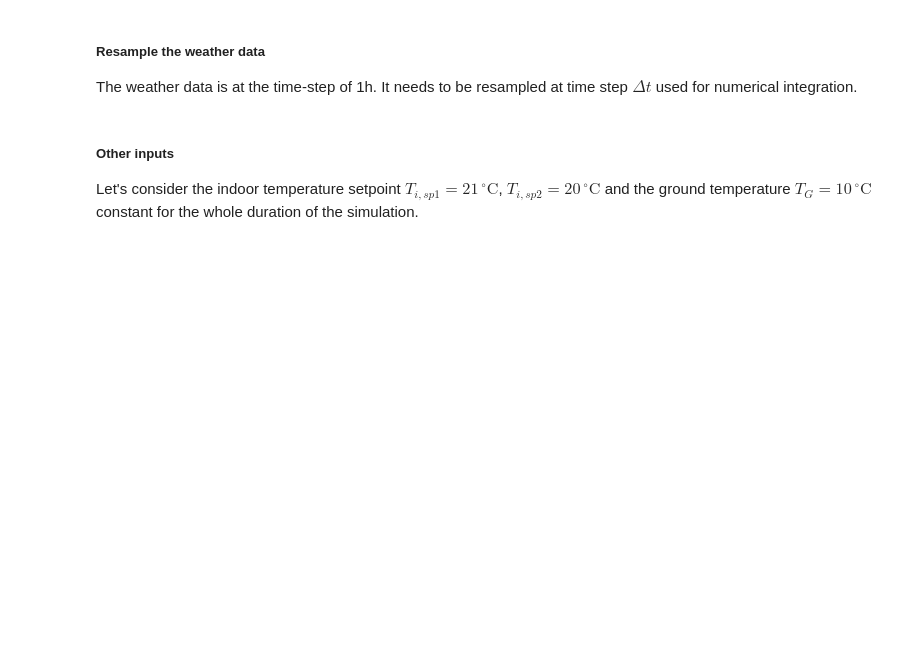
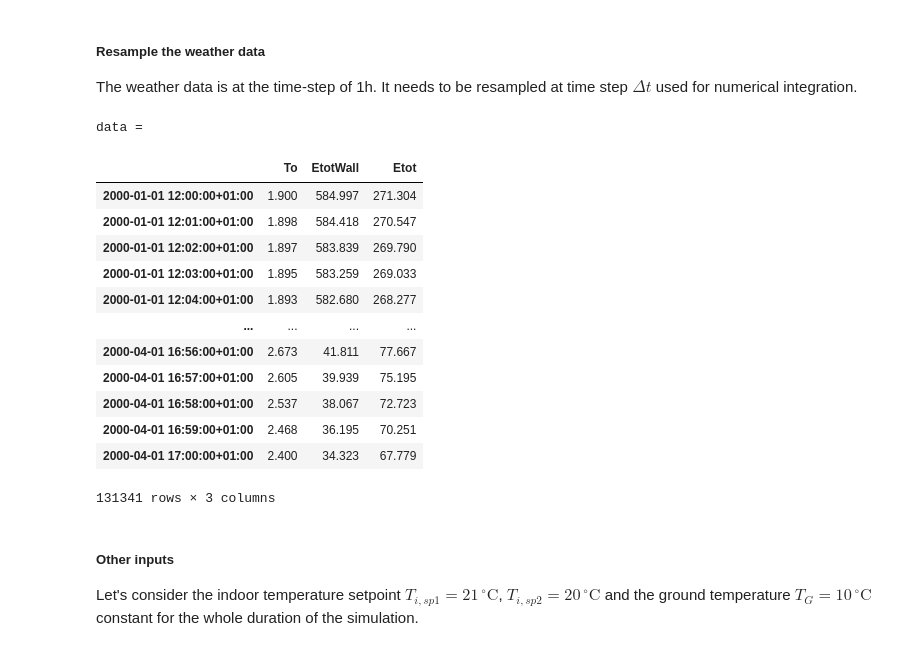
Before and after one commit to Hilterog/dm4bem, a Jupyter notebook: 2Floors_with_Window.ipynb, the cells around one changed output. Cells and saved outputs as stored; diff of their text form; code cells hidden in the pictures; blank space fills up the shorter version.

```diff
--- a/2Floors_with_Window.ipynb
+++ b/2Floors_with_Window.ipynb
@@ -891,8 +889,25 @@ The weather data is at the time-step of 1h. It needs to be resampled at time ste
 # %%
 data = pd.concat([weather['temp_air'], rad_surf_W['EtotWall'],
                   rad_surf_R['Etot']], axis=1)
 data = data.resample(str(dt) + 'S').interpolate(method='linear')
 data = data.rename(columns={'temp_air': 'To'})
+print('data = ')
+pd.DataFrame(data)
+# %% [output]
+data =
+|  | To | EtotWall | Etot |
+| 2000-01-01 12:00:00+01:00 | 1.900 | 584.997 | 271.304 |
+| 2000-01-01 12:01:00+01:00 | 1.898 | 584.418 | 270.547 |
+| 2000-01-01 12:02:00+01:00 | 1.897 | 583.839 | 269.790 |
+| 2000-01-01 12:03:00+01:00 | 1.895 | 583.259 | 269.033 |
+| 2000-01-01 12:04:00+01:00 | 1.893 | 582.680 | 268.277 |
+| ... | ... | ... | ... |
+| 2000-04-01 16:56:00+01:00 | 2.673 | 41.811 | 77.667 |
+| 2000-04-01 16:57:00+01:00 | 2.605 | 39.939 | 75.195 |
+| 2000-04-01 16:58:00+01:00 | 2.537 | 38.067 | 72.723 |
+| 2000-04-01 16:59:00+01:00 | 2.468 | 36.195 | 70.251 |
+| 2000-04-01 17:00:00+01:00 | 2.400 | 34.323 | 67.779 |
+131341 rows × 3 columns
 # %% [markdown]
 ##### Other inputs
 Let's consider the indoor temperature setpoint $T_{i,sp1} = 21 \, \mathrm{^\circ C}$, $T_{i,sp2} = 20 \, \mathrm{^\circ C}$ and the ground temperature $T_G = 10 \,  \mathrm{^\circ C}$ constant for the whole duration of the simulation.
```
Also changed, not shown: parts of 29 cells of this notebook.
